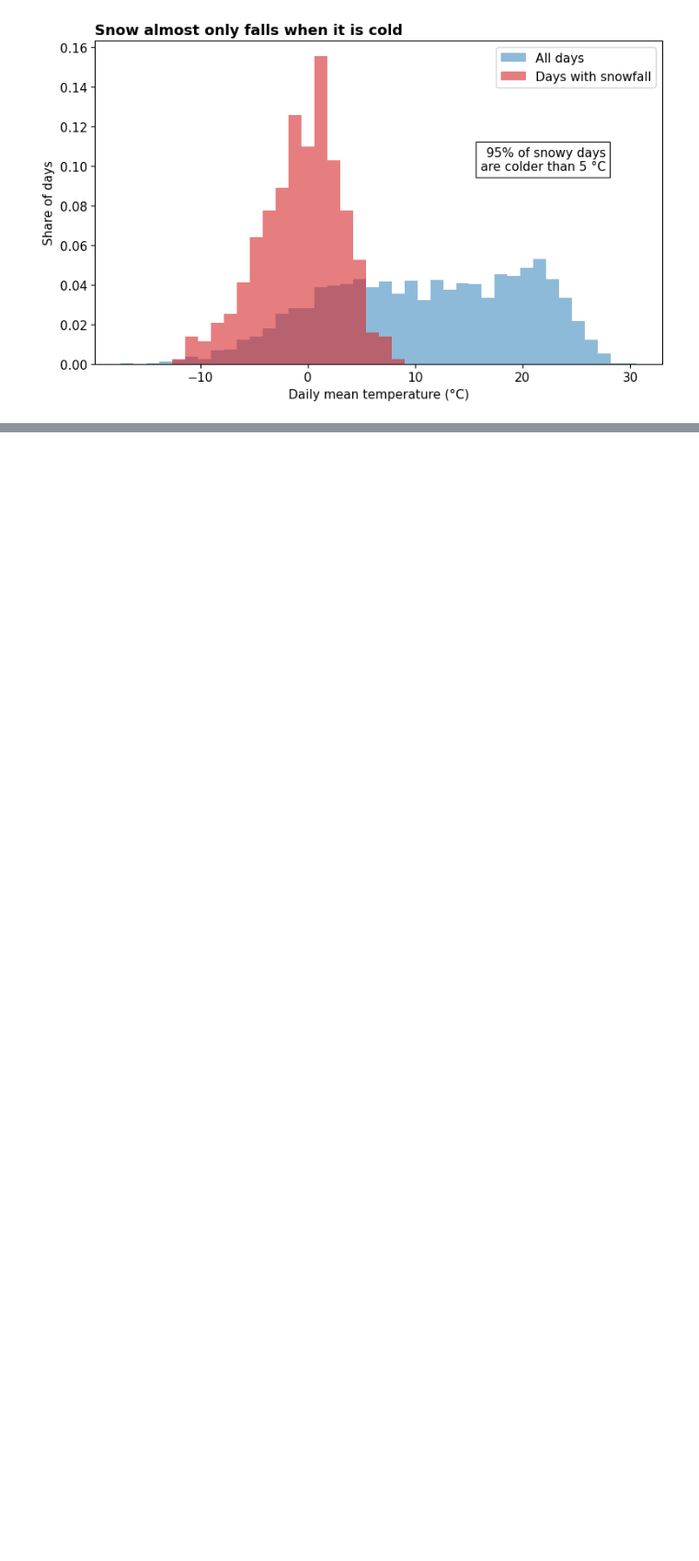
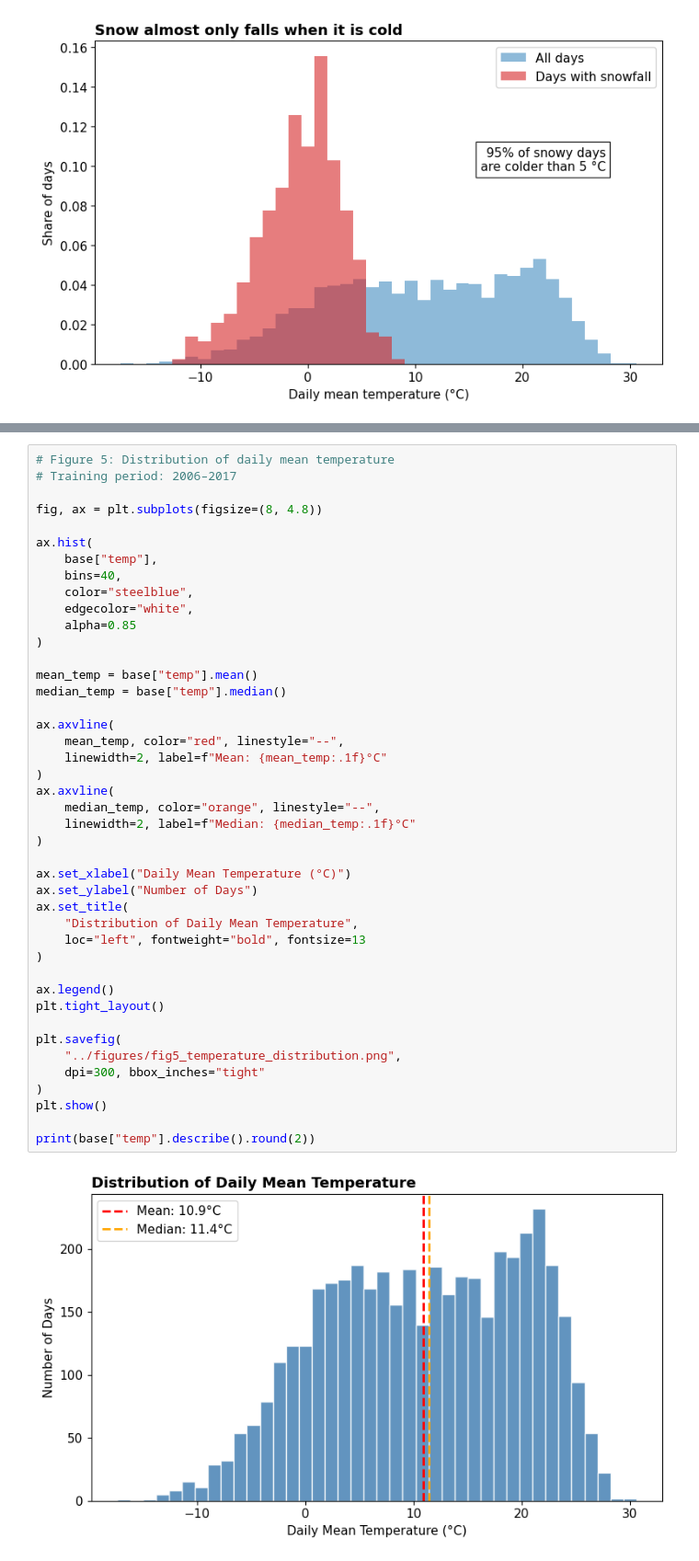
Before and after one commit to kchensq/DATA1030_Null_Boston-Temperature, a Jupyter notebook: src/02_eda.ipynb, the cells around one changed output, grey strips where cells are left out. Shown at 92% size. Saved outputs shown, nothing was run; the diff lists cells and outputs as text; blank space fills up the shorter version.

```diff
--- a/src/02_eda.ipynb
+++ b/src/02_eda.ipynb
@@ -149,0 +200,45 @@ plt.show()
+# %%
+# Figure 5: Distribution of daily mean temperature
+# Training period: 2006–2017
+
+fig, ax = plt.subplots(figsize=(8, 4.8))
+
+ax.hist(
+    base["temp"],
+    bins=40,
+    color="steelblue",
+    edgecolor="white",
+    alpha=0.85
+)
+
+mean_temp = base["temp"].mean()
+median_temp = base["temp"].median()
+
+ax.axvline(
+    mean_temp, color="red", linestyle="--",
+    linewidth=2, label=f"Mean: {mean_temp:.1f}°C"
+)
+ax.axvline(
+    median_temp, color="orange", linestyle="--",
+    linewidth=2, label=f"Median: {median_temp:.1f}°C"
+)
+
+ax.set_xlabel("Daily Mean Temperature (°C)")
+ax.set_ylabel("Number of Days")
+ax.set_title(
+    "Distribution of Daily Mean Temperature",
+    loc="left", fontweight="bold", fontsize=13
+)
+
+ax.legend()
+plt.tight_layout()
+
+plt.savefig(
+    "../figures/fig5_temperature_distribution.png",
+    dpi=300, bbox_inches="tight"
+)
+plt.show()
+
+print(base["temp"].describe().round(2))
+# %% [output]
+[figure, added]
```
Also changed, not shown: parts of 3 cells of this notebook, 4 other files.
